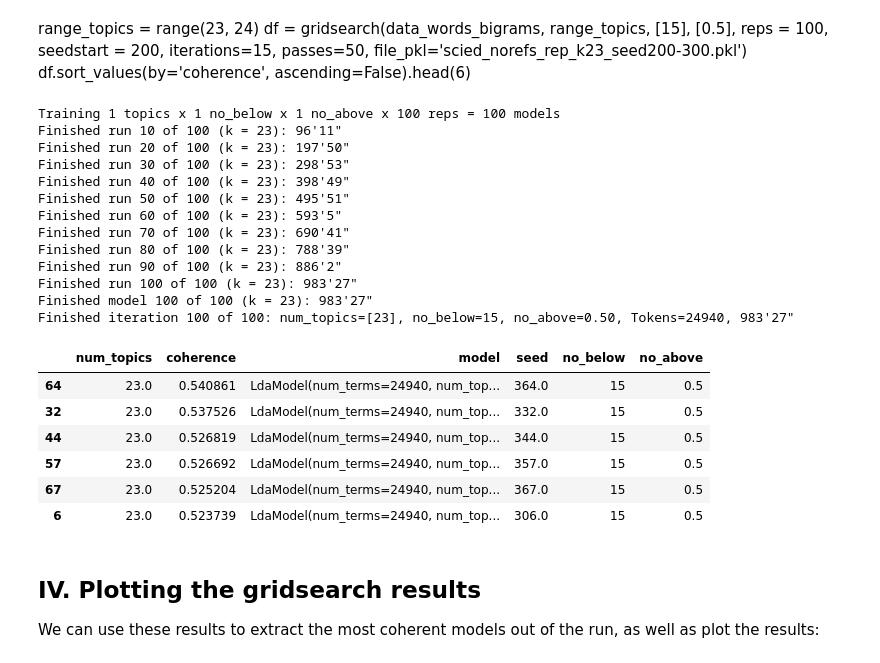
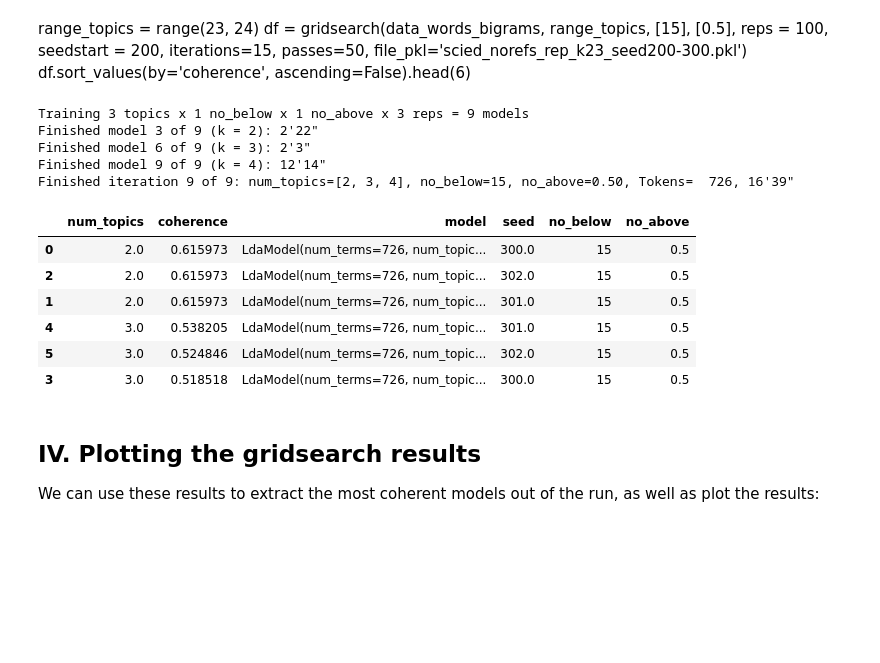
Before and after one commit to jiayang-zhang/nlp-physicseducation, a Jupyter notebook: 11 SciEd_GridSearchRun_V2.0.ipynb, the cells around one changed output. Drawn from its saved outputs; the diff is of its cells as text; code cells hidden in the pictures; blank space fills up the shorter version.

```diff
--- a/11 SciEd_GridSearchRun_V2.0.ipynb
+++ b/11 SciEd_GridSearchRun_V2.0.ipynb
@@ -49,4 +49,4 @@ from helpers import path_pdf,path_pkl
 # %% [markdown]
 The data we unpack here is our lemmatized data. However, we have not created bigrams yet. We do that now, using a machine learning method (the gensim Phraser) to make bi-grams. These are essentially combinations of words that consistently occur together. When the algorithm finds a pair like this (based on thresholds we specify with min_count and threshold), it will associate them together into a single word. We save it as the file "data_words_bigrams" which we will use for most of our analysis from here on out."
 # %%
-data_words_bigrams = pd.read_pickle(path_pkl+'scied_words_bigrams_V5.pkl')
+#data_words_bigrams = pd.read_pickle(path_pkl+'scied_words_bigrams_V5.pkl')
@@ -262,28 +383,20 @@ df = gridsearch(data_words_bigrams, range_topics, [15], [0.5],
                 reps = 100, seedstart = 200, iterations=15, passes=50, file_pkl='scied_norefs_rep_k23_seed200-300.pkl')
 df.sort_values(by='coherence', ascending=False).head(6)
 # %%
-range_topics = range(23, 24)
-df = gridsearch(data_words_bigrams, range_topics, [15], [0.5],
-                reps = 100, seedstart = 300, iterations=15, passes=50, file_pkl='scied_norefs_rep_k23_seed300-400.pkl')
+range_topics = range(2, 5)
+df = gridsearch(df_clean_y1y2, range_topics, [15], [0.5],
+                reps = 3, seedstart = 300, iterations=15, passes=50, file_pkl='scied_norefs_rep_k2_seed300-400.pkl')
 df.sort_values(by='coherence', ascending=False).head(6)
 # %% [output]
-Training 1 topics x 1 no_below x 1 no_above x 100 reps = 100 models
-Finished run 10 of 100 (k = 23): 96'11"
-Finished run 20 of 100 (k = 23): 197'50"
-Finished run 30 of 100 (k = 23): 298'53"
-Finished run 40 of 100 (k = 23): 398'49"
-Finished run 50 of 100 (k = 23): 495'51"
-Finished run 60 of 100 (k = 23): 593'5"
-Finished run 70 of 100 (k = 23): 690'41"
-Finished run 80 of 100 (k = 23): 788'39"
-Finished run 90 of 100 (k = 23): 886'2"
-Finished run 100 of 100 (k = 23): 983'27"
-Finished model 100 of 100 (k = 23): 983'27"
-Finished iteration 100 of 100: num_topics=[23], no_below=15, no_above=0.50, Tokens=24940, 983'27"
+Training 3 topics x 1 no_below x 1 no_above x 3 reps = 9 models
+Finished model 3 of 9 (k = 2): 2'22"
+Finished model 6 of 9 (k = 3): 2'3"
+Finished model 9 of 9 (k = 4): 12'14"
+Finished iteration 9 of 9: num_topics=[2, 3, 4], no_below=15, no_above=0.50, Tokens=  726, 16'39"
 |  | num_topics | coherence | model | seed | no_below | no_above |
-| 64 | 23.0 | 0.540861 | LdaModel(num_terms=24940, num_top... | 364.0 | 15 | 0.5 |
-| 32 | 23.0 | 0.537526 | LdaModel(num_terms=24940, num_top... | 332.0 | 15 | 0.5 |
-| 44 | 23.0 | 0.526819 | LdaModel(num_terms=24940, num_top... | 344.0 | 15 | 0.5 |
-| 57 | 23.0 | 0.526692 | LdaModel(num_terms=24940, num_top... | 357.0 | 15 | 0.5 |
-| 67 | 23.0 | 0.525204 | LdaModel(num_terms=24940, num_top... | 367.0 | 15 | 0.5 |
-| 6 | 23.0 | 0.523739 | LdaModel(num_terms=24940, num_top... | 306.0 | 15 | 0.5 |
+| 0 | 2.0 | 0.615973 | LdaModel(num_terms=726, num_topic... | 300.0 | 15 | 0.5 |
+| 2 | 2.0 | 0.615973 | LdaModel(num_terms=726, num_topic... | 302.0 | 15 | 0.5 |
+| 1 | 2.0 | 0.615973 | LdaModel(num_terms=726, num_topic... | 301.0 | 15 | 0.5 |
+| 4 | 3.0 | 0.538205 | LdaModel(num_terms=726, num_topic... | 301.0 | 15 | 0.5 |
+| 5 | 3.0 | 0.524846 | LdaModel(num_terms=726, num_topic... | 302.0 | 15 | 0.5 |
+| 3 | 3.0 | 0.518518 | LdaModel(num_terms=726, num_topic... | 300.0 | 15 | 0.5 |
```
Also changed, not shown: parts of 16 cells of this notebook, 5 other files.
